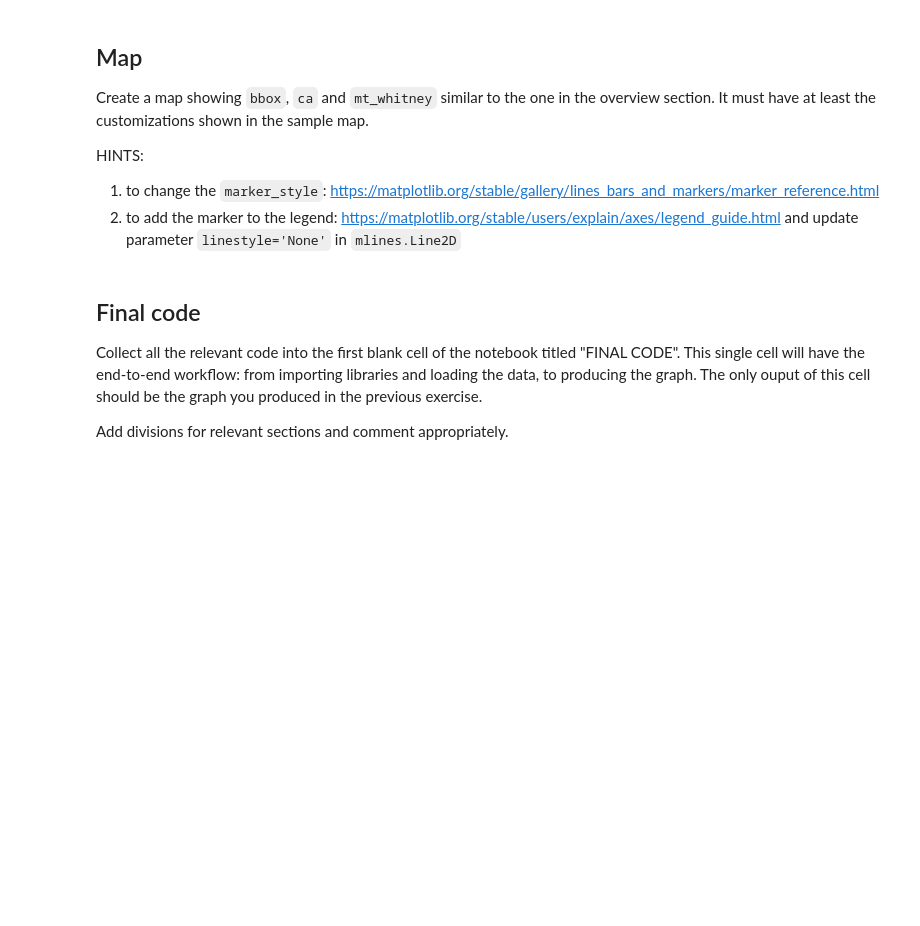
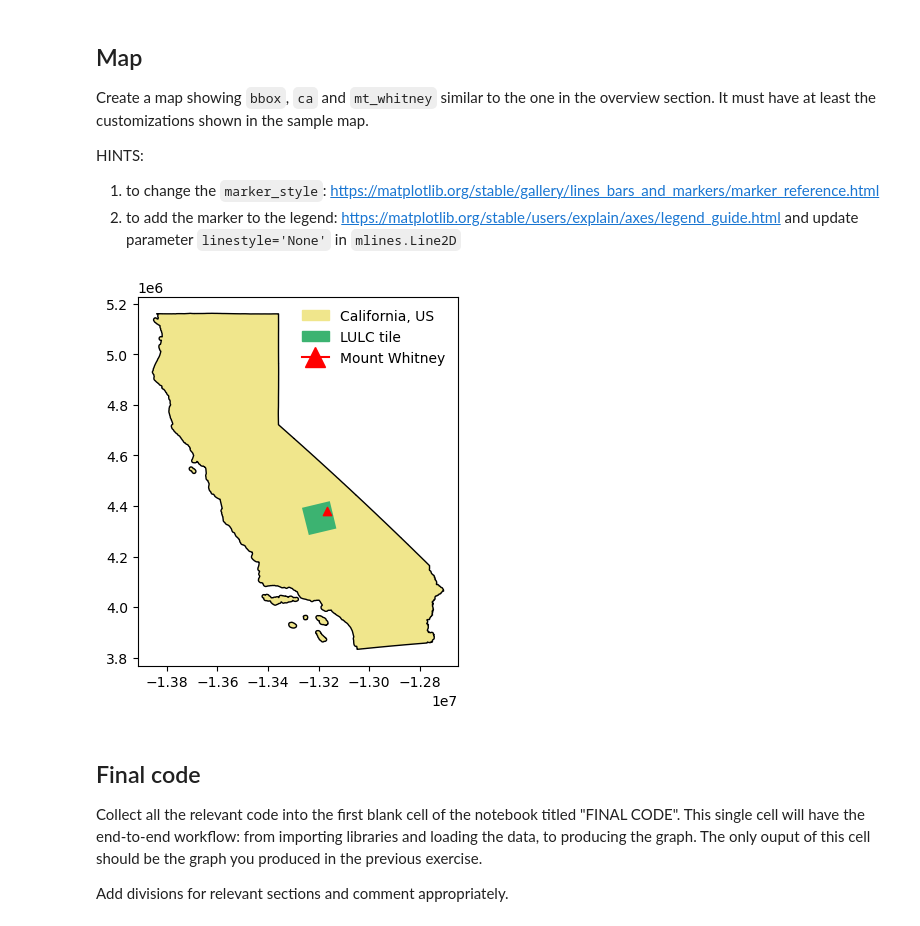
Before and after one commit to a-ramji/eds220-hwk-4, a Jupyter notebook: hwk4-task1-whitney-map-2.ipynb, the cells around one changed output. Drawn from its saved outputs; the diff is of its cells as text; code cells hidden in the pictures; blank space fills up the shorter version.

```diff
--- a/hwk4-task1-whitney-map-2.ipynb
+++ b/hwk4-task1-whitney-map-2.ipynb
@@ -262,7 +247,7 @@ whitney_coords = (-13168238.600765156, # Longitude (x-coord for plotting)
 
 # creating a geopandas.GeoDataFrame, using shapely Point and our coordinates
 mt_whitney = gpd.GeoDataFrame(geometry=[Point(whitney_coords)],
-                             crs = lulc.rio.crs) # specifying same CRS (EPSG:3857)
+                             crs = ca.crs) # specifying same CRS (EPSG:3857)
 # viewing output
 mt_whitney
 # %% [output]
@@ -306,35 +308,39 @@ ca.plot(ax=ax,
         color = "khaki",
         edgecolor="black")
 
 ca_patch = mpatches.Patch(color = "khaki",
                           label = "California, US"
                          )
 
 # --------------------------------------------
 
-bbox.plot(ax=ax, color = "mediumseagreen")
+bbox_cacrs.plot(ax=ax, color = "mediumseagreen")
 bbox_patch = mpatches.Patch(color = "mediumseagreen",
                               label = "LULC tile"
                              )
 # --------------------------------------------
 
 mt_whitney.plot(ax=ax, color = "red", marker="^")
 # can't use patches for symbols/markers, so we'll use something else from matplotlib
 whitney_marker = mlines.Line2D([], [], color='red', marker='^',
                           markersize=15, label='Mount Whitney')
 
 # ---------------------------------------------
 
 # create legend
 # frameon is the frame for the legend (default is true)
-ax.legend(handles = [ca_patch, bbox_patch, whitney_marker], frameon=False, loc='upper right')
+ax.legend(handles = [ca_patch, bbox_patch, whitney_marker],
+          frameon=False, # removing legend frame
+          loc='upper right')
 
 # ----------------------------
 # save figure (optional)
 #plt.savefig('kodiad_area_map.png', bbox_inches='tight',  dpi=100)
 
 
 plt.show()
+# %% [output]
+[figure, added]
 # %% [markdown]
 ## Final code
 Collect all the relevant code into the first blank cell of the notebook titled "FINAL CODE". This single cell will have the end-to-end workflow: from importing libraries and loading the data, to producing the graph. The only ouput of this cell should be the graph you produced in the previous exercise.
```
Also changed, not shown: parts of 10 cells of this notebook, 1 other file.
